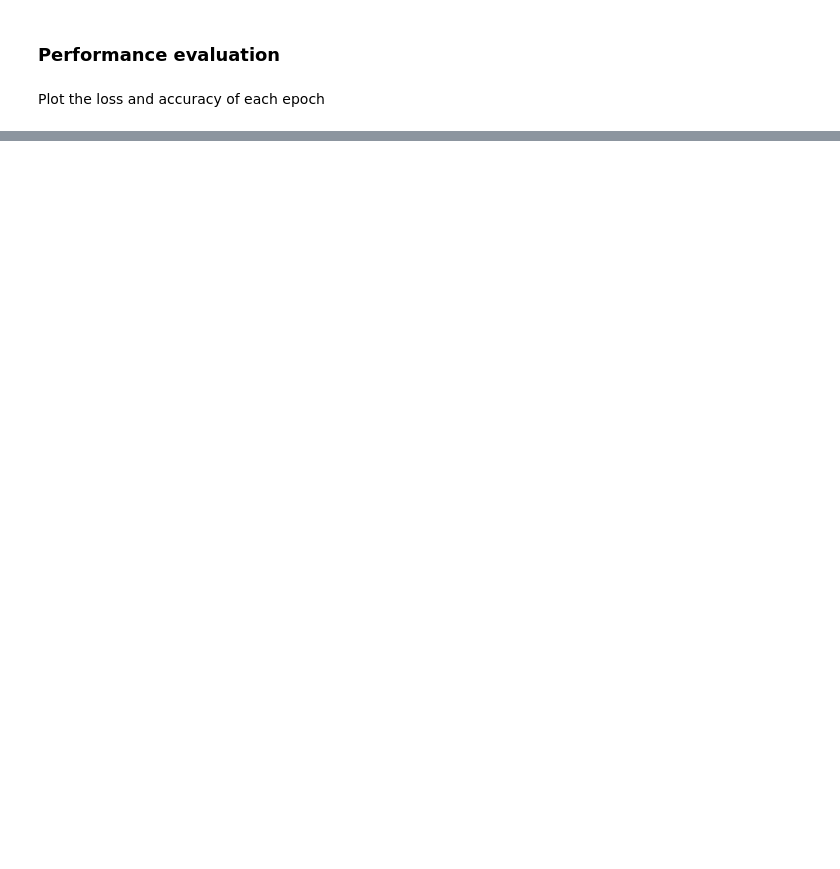
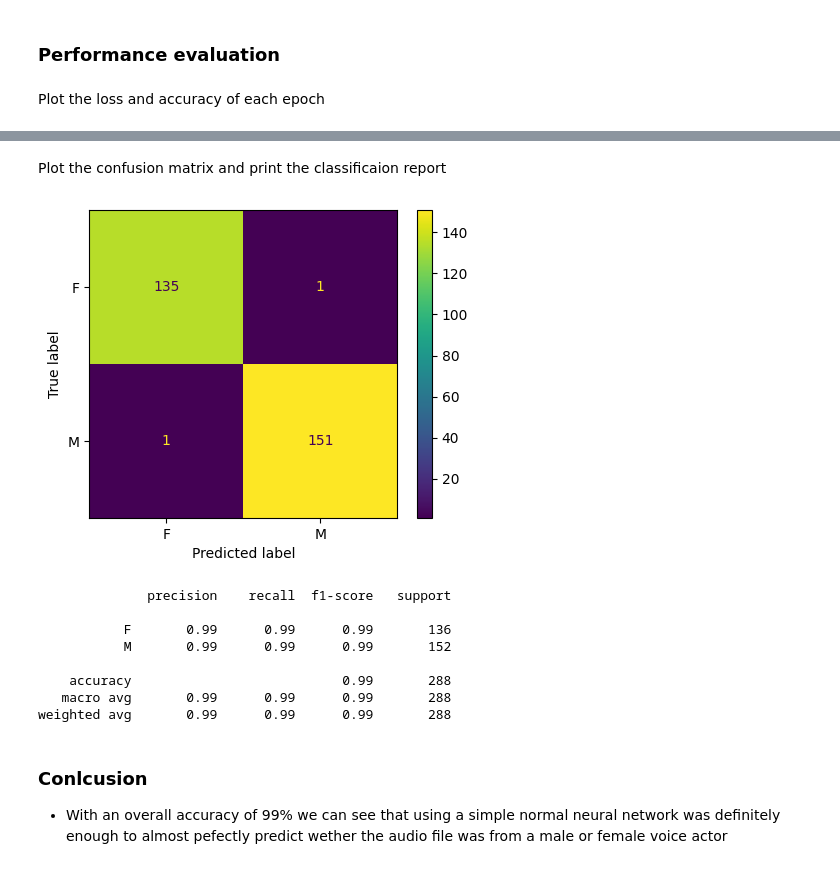
Before and after one commit to IsakLundstrom/D7041E-Mini-Project, a Jupyter notebook: project.ipynb, the cells around one changed output, grey strips where cells are left out. Drawn from its saved outputs; the diff is of its cells as text; code cells hidden in the pictures; blank space fills up the shorter version.

```diff
--- a/project.ipynb
+++ b/project.ipynb
@@ -429,7 +436,8 @@ plotTraningTestLossAcc(genderHistory, genderEpochs)
 # %%
 predTestGenderLabelEncoded = genderModel.predict(testData)
-predTestGenderLabel = encoder.inverse_transform(predTestGenderLabelEncoded)
+
+predTestGenderLabel = genderEncoder.inverse_transform(predTestGenderLabelEncoded)
 predTestGenderLabel = predTestGenderLabel.reshape(1, -1)[0]
-testGenderLabel = encoder.inverse_transform(testGenderLabel)
+testGenderLabel = genderEncoder.inverse_transform(testGenderLabel)
 testGenderLabel = testGenderLabel.reshape(1, -1)[0]
 # %% [output]
@@ -437,0 +445,24 @@ ValueError: Shape of the passed X data is not correct. Expected 8 columns, got 2
+# %% [markdown]
+Plot the confusion matrix and print the classificaion report
+# %%
+matrix = skmetric.confusion_matrix(testGenderLabel, predTestGenderLabel)
+display = skmetric.ConfusionMatrixDisplay(confusion_matrix=matrix, display_labels=GENDER)
+fig, ax = plt.subplots(figsize=(5,4))
+display.plot(ax=ax)
+plt.show()
+
+print(skmetric.classification_report(arrayGenderNumToString(testGenderLabel), arrayGenderNumToString(predTestGenderLabel)))
+# %% [output]
+[figure, added]
+              precision    recall  f1-score   support
+
+           F       0.99      0.99      0.99       136
+           M       0.99      0.99      0.99       152
+
+    accuracy                           0.99       288
+   macro avg       0.99      0.99      0.99       288
+weighted avg       0.99      0.99      0.99       288
+# %% [markdown]
+### Conlcusion
+
+* With an overall accuracy of 99% we can see that using a simple normal neural network was definitely enough to almost pefectly predict wether the audio file was from a male or female voice actor
```
Also changed, not shown: parts of 24 cells of this notebook.
